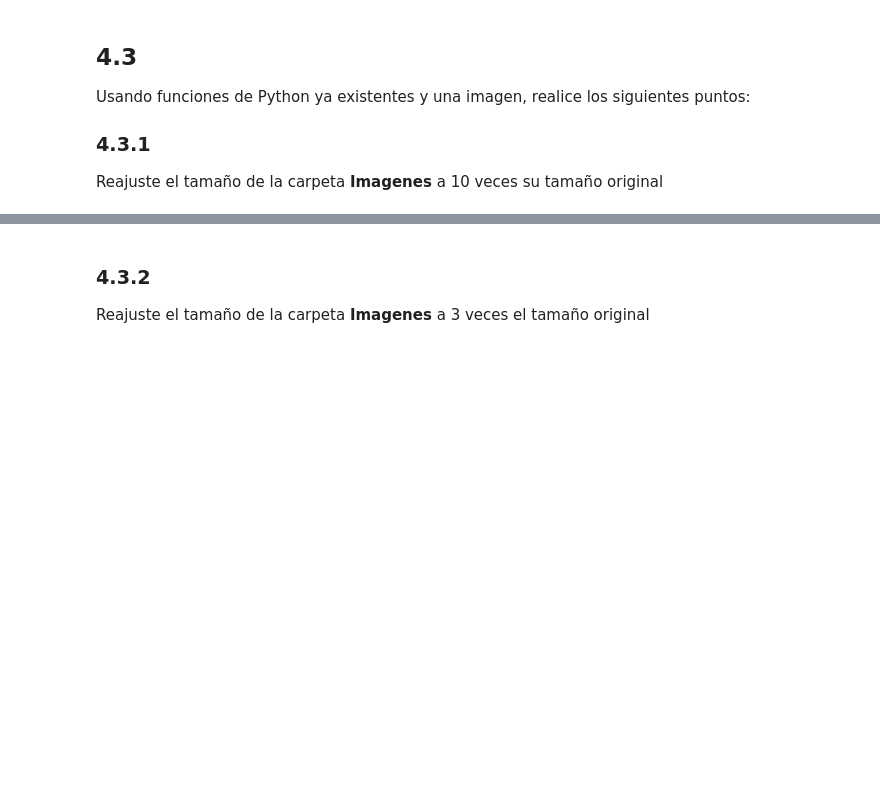
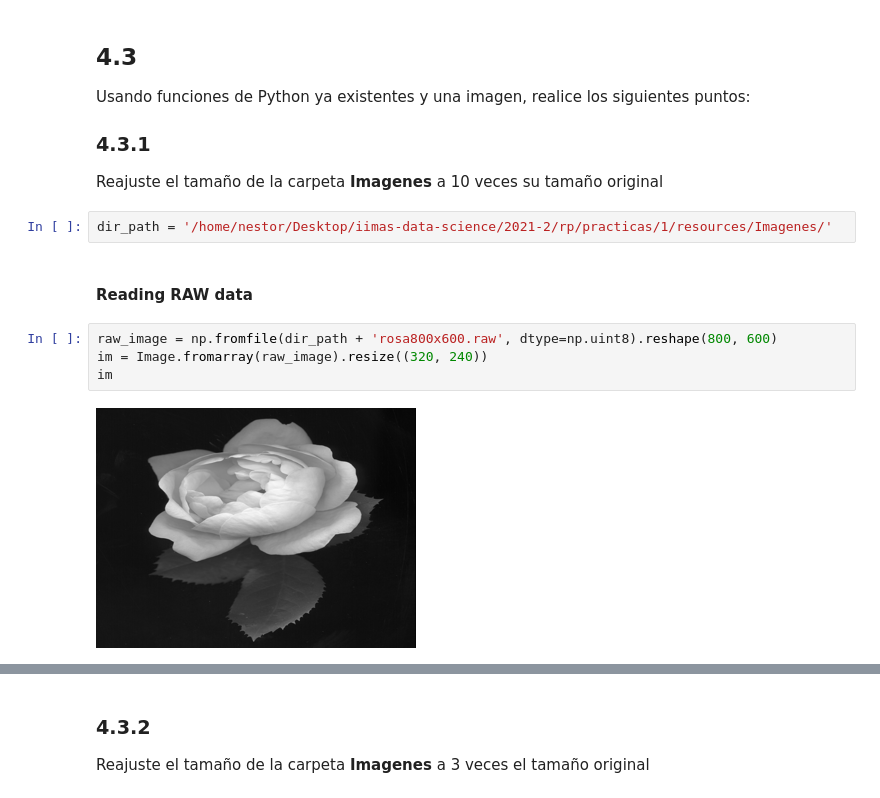
Before and after one commit to nestorivanmo/iimas-data-science, a Jupyter notebook: 2021-2/rp/practicas/1/src.ipynb, the cells around one changed output, grey strips where cells are left out. Saved outputs shown, nothing was run; the diff lists cells and outputs as text; blank space fills up the shorter version.

```diff
--- a/2021-2/rp/practicas/1/src.ipynb
+++ b/2021-2/rp/practicas/1/src.ipynb
@@ -82,3 +84,13 @@ Usando funciones de Python ya existentes y una imagen, realice los siguientes pu
 
 ### 4.3.1
 Reajuste el tamaño de la carpeta **Imagenes** a 10 veces su tamaño original
+# %%
+dir_path = '/home/nestor/Desktop/iimas-data-science/2021-2/rp/practicas/1/resources/Imagenes/'
+# %% [markdown]
+#### Reading RAW data
+# %%
+raw_image = np.fromfile(dir_path + 'rosa800x600.raw', dtype=np.uint8).reshape(800, 600)
+im = Image.fromarray(raw_image).resize((320, 240))
+im
+# %% [output]
+[figure, added]
```
Also changed, not shown: parts of 8 cells of this notebook, 1 other file.
